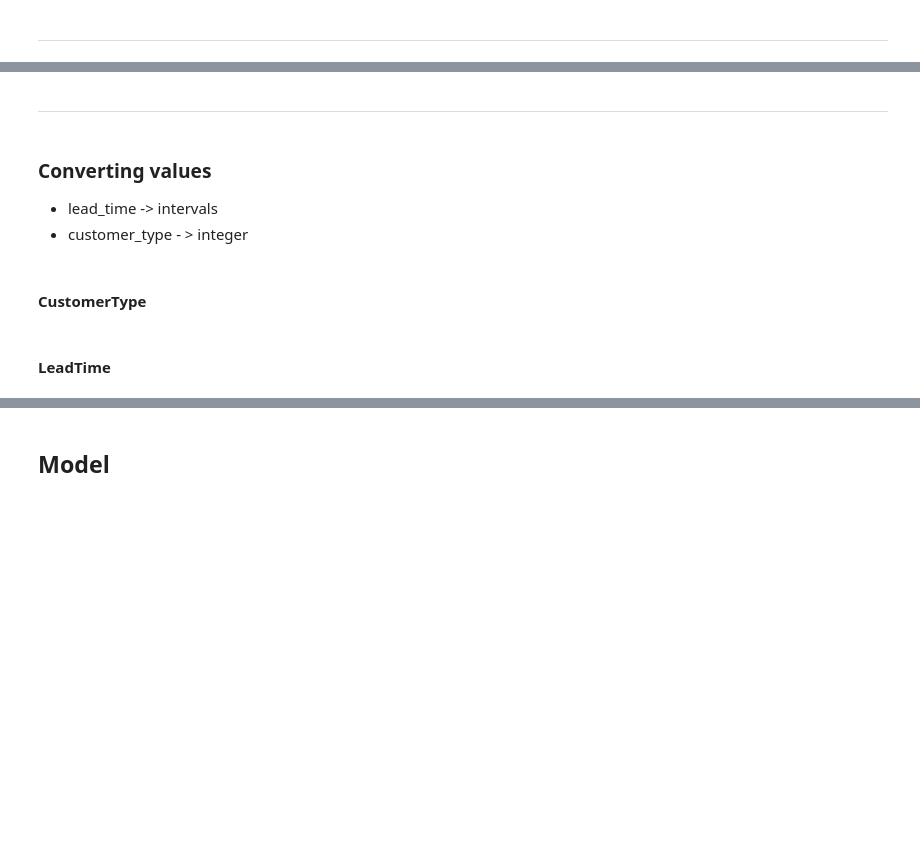
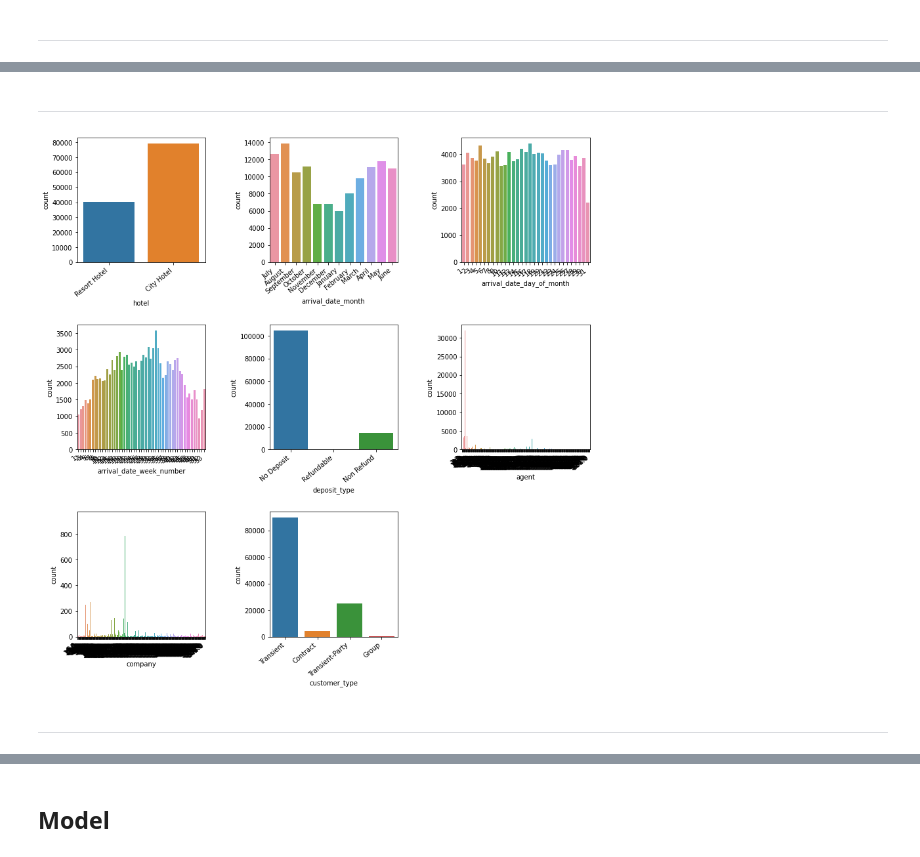
Before and after one commit to oriel9p/Booking-Cancellation-Forecast, a Jupyter notebook: Hotel_Booking_Forecast.ipynb, the cells around one changed output, grey strips where cells are left out. Saved outputs shown, nothing was run; the diff lists cells and outputs as text; code cells hidden in the pictures; blank space fills up the shorter version.

```diff
--- a/Hotel_Booking_Forecast.ipynb
+++ b/Hotel_Booking_Forecast.ipynb
@@ -24,8 +141,23 @@ df = pd.read_csv('hotel_bookings.csv')
+# %% [markdown]
+-------------------
+# %%
+# Univariate analysis
+cat_vars = ['hotel','arrival_date_month','arrival_date_day_of_month','arrival_date_week_number','deposit_type','agent','company','customer_type']
+# Categorical variables
+fig = plt.figure()
+fig.subplots_adjust(hspace=0.5, wspace=0.5)
+fig.set_size_inches(14,14)
+index = 0
+plot_idx = 1
+for var in cat_vars:
+    col = cat_vars[index]
+    ax = fig.add_subplot(3, 3, plot_idx)
+    ax.set_xticklabels(ax.get_xticklabels(), rotation=40, ha="right")
+    sns.countplot(df[col], ax=ax)
+    index+=1
+    plot_idx+=1
+plt.show()
+# %% [output]
+[figure, added]
 # %% [markdown]
 ----------
-# %% [markdown]
-### Converting values
-* lead_time -> intervals
-* customer_type - > integer
-# %% [markdown]
-#### CustomerType
@@ -45,2 +163,0 @@ df['t_CustomerType'] = interval
-# %% [markdown]
-#### LeadTime
```
Also changed, not shown: parts of 45 cells of this notebook.
